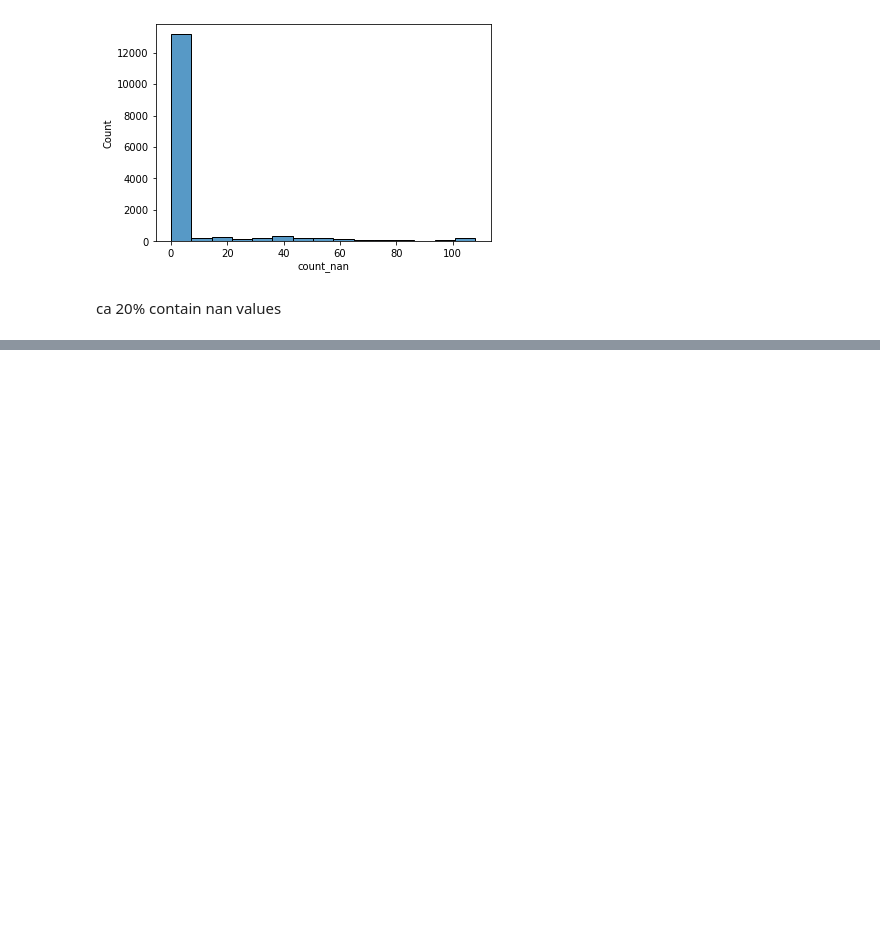
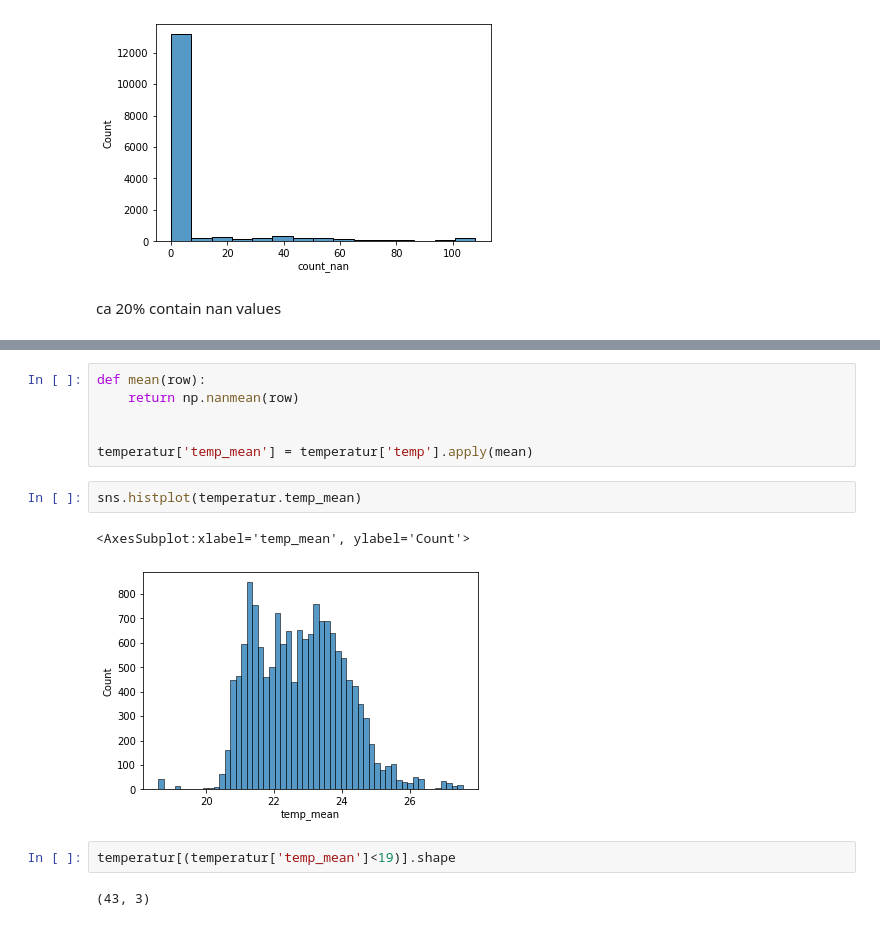
Before and after one commit to sm4rtm4art/airquality, a Jupyter notebook: alternative_EDA.ipynb, the cells around one changed output, grey strips where cells are left out. Drawn from its saved outputs; the diff is of its cells as text; blank space fills up the shorter version.

```diff
--- a/alternative_EDA.ipynb
+++ b/alternative_EDA.ipynb
@@ -189,0 +224,15 @@ ca 20% contain nan values
+# %%
+def mean(row):
+    return np.nanmean(row)
+
+
+temperatur['temp_mean'] = temperatur['temp'].apply(mean)
+# %%
+sns.histplot(temperatur.temp_mean)
+# %% [output]
+<AxesSubplot:xlabel='temp_mean', ylabel='Count'>
+[figure, added]
+# %%
+temperatur[(temperatur['temp_mean']<19)].shape
+# %% [output]
+(43, 3)
```
Also changed, not shown: parts of 9 cells of this notebook.
